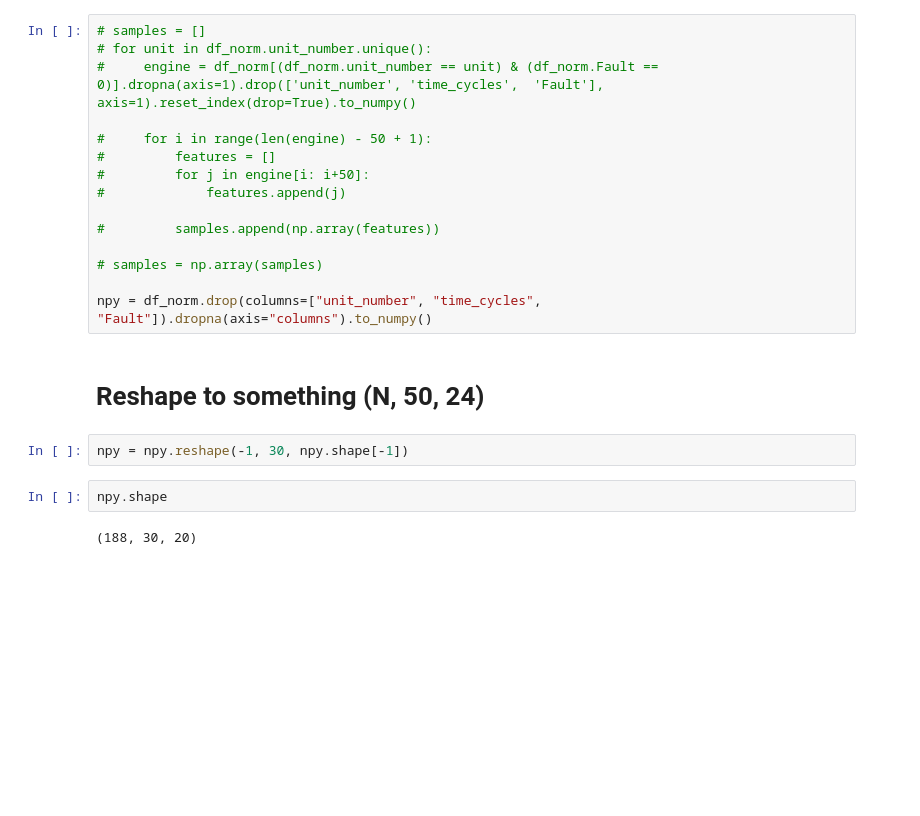
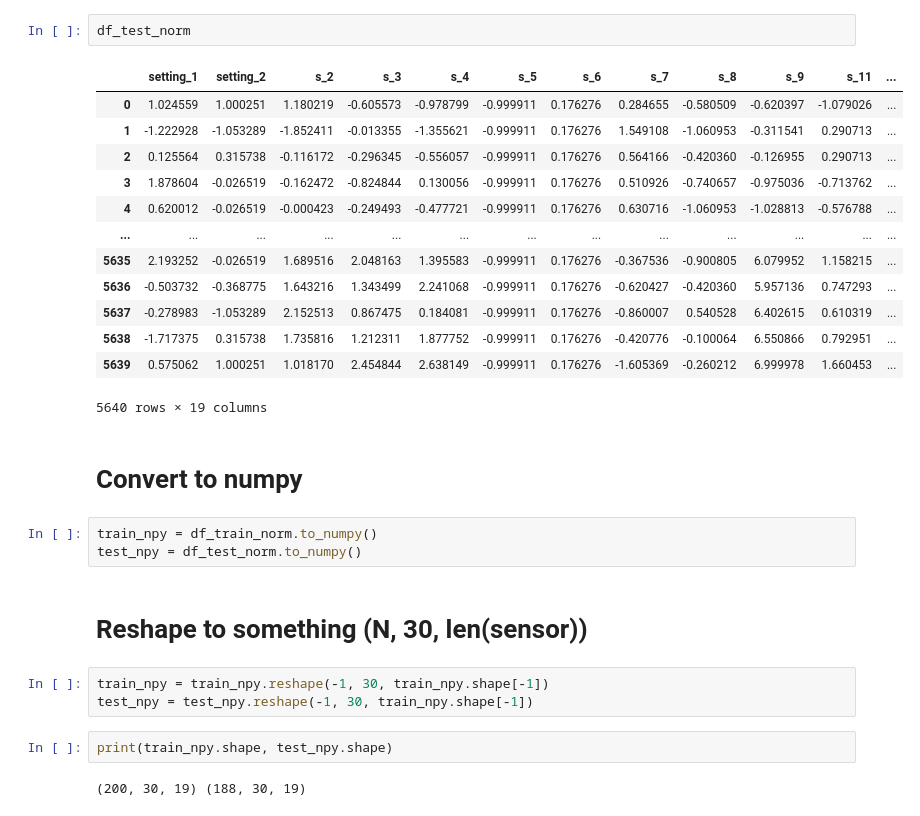
Before and after one commit to maddiew95/GANs-study, a Jupyter notebook: NASA Jet Engine/data_transform.ipynb, the cells around one changed output. Saved outputs shown, nothing was run; the diff lists cells and outputs as text; blank space fills up the shorter version.

```diff
--- a/NASA Jet Engine/data_transform.ipynb
+++ b/NASA Jet Engine/data_transform.ipynb
@@ -80,24 +40,31 @@ df_norm.dropna(axis="columns")
+# %%
+df_test_norm
+# %% [output]
+|  | setting_1 | setting_2 | s_2 | s_3 | s_4 | s_5 | s_6 | s_7 | s_8 | s_9 | s_11 | ... |
+| 0 | 1.024559 | 1.000251 | 1.180219 | -0.605573 | -0.978799 | -0.999911 | 0.176276 | 0.284655 | -0.580509 | -0.620397 | -1.079026 | ... |
+| 1 | -1.222928 | -1.053289 | -1.852411 | -0.013355 | -1.355621 | -0.999911 | 0.176276 | 1.549108 | -1.060953 | -0.311541 | 0.290713 | ... |
+| 2 | 0.125564 | 0.315738 | -0.116172 | -0.296345 | -0.556057 | -0.999911 | 0.176276 | 0.564166 | -0.420360 | -0.126955 | 0.290713 | ... |
+| 3 | 1.878604 | -0.026519 | -0.162472 | -0.824844 | 0.130056 | -0.999911 | 0.176276 | 0.510926 | -0.740657 | -0.975036 | -0.713762 | ... |
+| 4 | 0.620012 | -0.026519 | -0.000423 | -0.249493 | -0.477721 | -0.999911 | 0.176276 | 0.630716 | -1.060953 | -1.028813 | -0.576788 | ... |
+| ... | ... | ... | ... | ... | ... | ... | ... | ... | ... | ... | ... | ... |
+| 5635 | 2.193252 | -0.026519 | 1.689516 | 2.048163 | 1.395583 | -0.999911 | 0.176276 | -0.367536 | -0.900805 | 6.079952 | 1.158215 | ... |
+| 5636 | -0.503732 | -0.368775 | 1.643216 | 1.343499 | 2.241068 | -0.999911 | 0.176276 | -0.620427 | -0.420360 | 5.957136 | 0.747293 | ... |
+| 5637 | -0.278983 | -1.053289 | 2.152513 | 0.867475 | 0.184081 | -0.999911 | 0.176276 | -0.860007 | 0.540528 | 6.402615 | 0.610319 | ... |
+| 5638 | -1.717375 | 0.315738 | 1.735816 | 1.212311 | 1.877752 | -0.999911 | 0.176276 | -0.420776 | -0.100064 | 6.550866 | 0.792951 | ... |
+| 5639 | 0.575062 | 1.000251 | 1.018170 | 2.454844 | 2.638149 | -0.999911 | 0.176276 | -1.605369 | -0.260212 | 6.999978 | 1.660453 | ... |
+5640 rows × 19 columns
+# %% [markdown]
+# Convert to numpy
 # %%
-# samples = []
-# for unit in df_norm.unit_number.unique():
-#     engine = df_norm[(df_norm.unit_number == unit) & (df_norm.Fault == 0)].dropna(axis=1).drop(['unit_number', 'time_cycles',  'Fault'], axis=1).reset_index(drop=True).to_numpy()
-
-#     for i in range(len(engine) - 50 + 1):
-#         features = []
-#         for j in engine[i: i+50]:
-#             features.append(j)
-
-#         samples.append(np.array(features))
-
-# samples = np.array(samples)
-
-npy = df_norm.drop(columns=["unit_number", "time_cycles", "Fault"]).dropna(axis="columns").to_numpy()
+train_npy = df_train_norm.to_numpy()
+test_npy = df_test_norm.to_numpy()
 # %% [markdown]
-# Reshape to something (N, 50, 24)
+# Reshape to something (N, 30, len(sensor))
 # %%
-npy = npy.reshape(-1, 30, npy.shape[-1])
+train_npy = train_npy.reshape(-1, 30, train_npy.shape[-1])
+test_npy = test_npy.reshape(-1, 30, train_npy.shape[-1])
 # %%
-npy.shape
+print(train_npy.shape, test_npy.shape)
 # %% [output]
-(188, 30, 20)
+(200, 30, 19) (188, 30, 19)
 # %%
```
Also changed, not shown: parts of 11 cells of this notebook, 2 other files.
